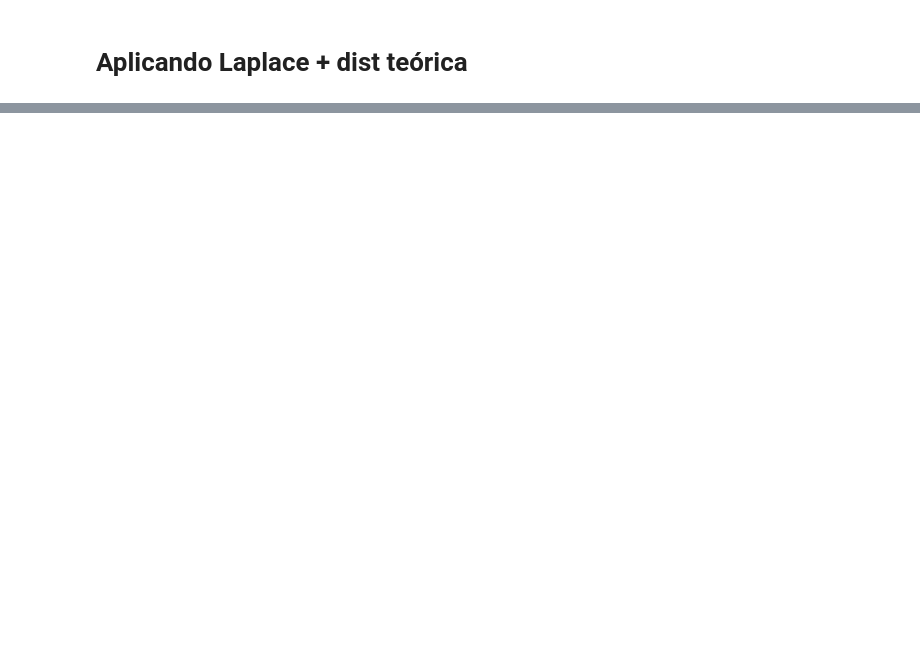
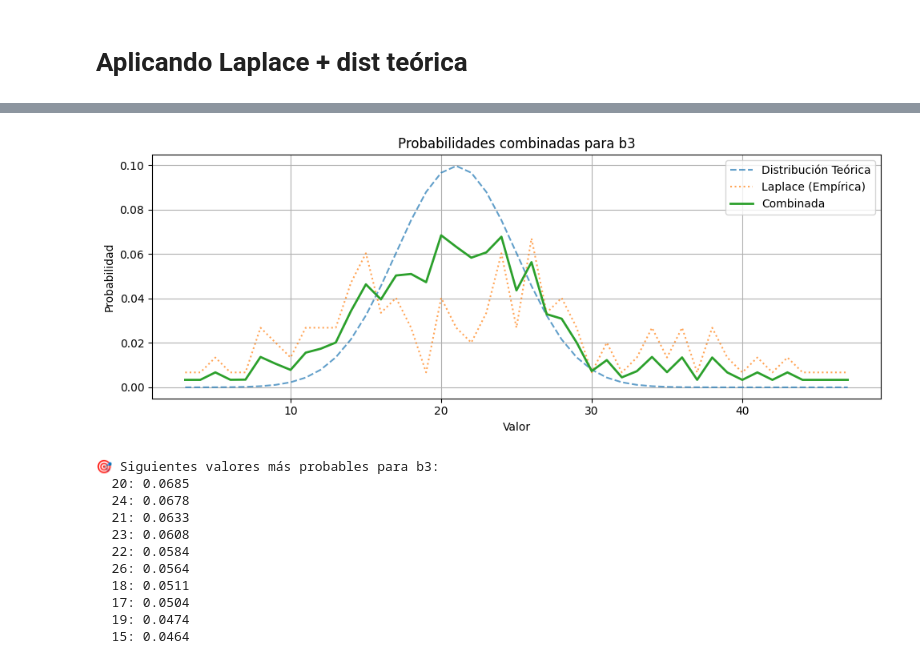
Before and after one commit to coins5/tinkapp.v4, a Jupyter notebook: explore_bolillas_v3_TNK.ipynb, the cells around one changed output, grey strips where cells are left out. Saved outputs shown, nothing was run; the diff lists cells and outputs as text; code cells hidden in the pictures; blank space fills up the shorter version.

```diff
--- a/explore_bolillas_v3_TNK.ipynb
+++ b/explore_bolillas_v3_TNK.ipynb
@@ -821,0 +847,15 @@ for val, prob in top_valores:
+# %%
+b3_vals = next_gen_analyze("b3", body_size=104)
+# %% [output]
+[figure, added]
+🎯 Siguientes valores más probables para b3:
+  20: 0.0685
+  24: 0.0678
+  21: 0.0633
+  23: 0.0608
+  22: 0.0584
+  26: 0.0564
+  18: 0.0511
+  17: 0.0504
+  19: 0.0474
+  15: 0.0464
```
Also changed, not shown: parts of 16 cells of this notebook, 8 other files.
